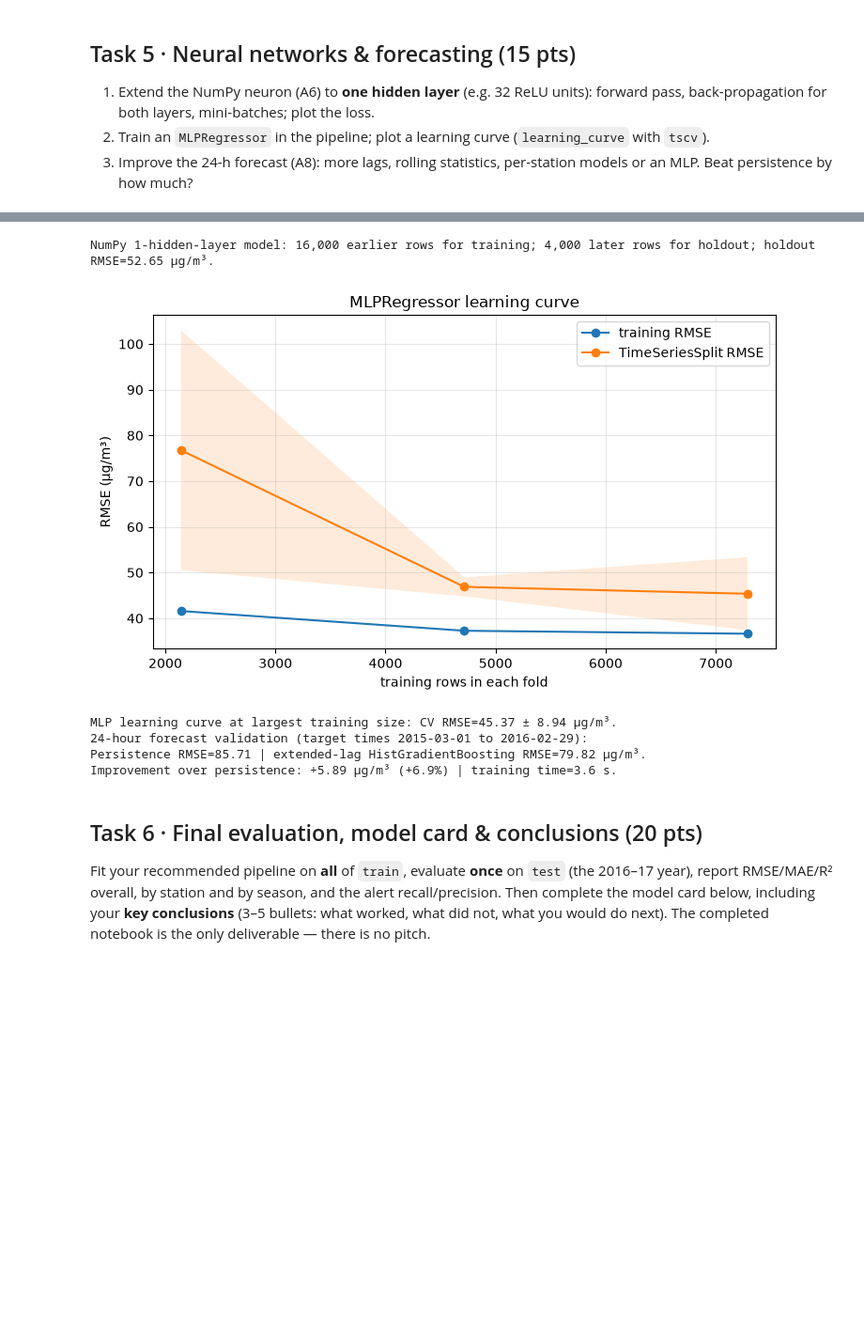
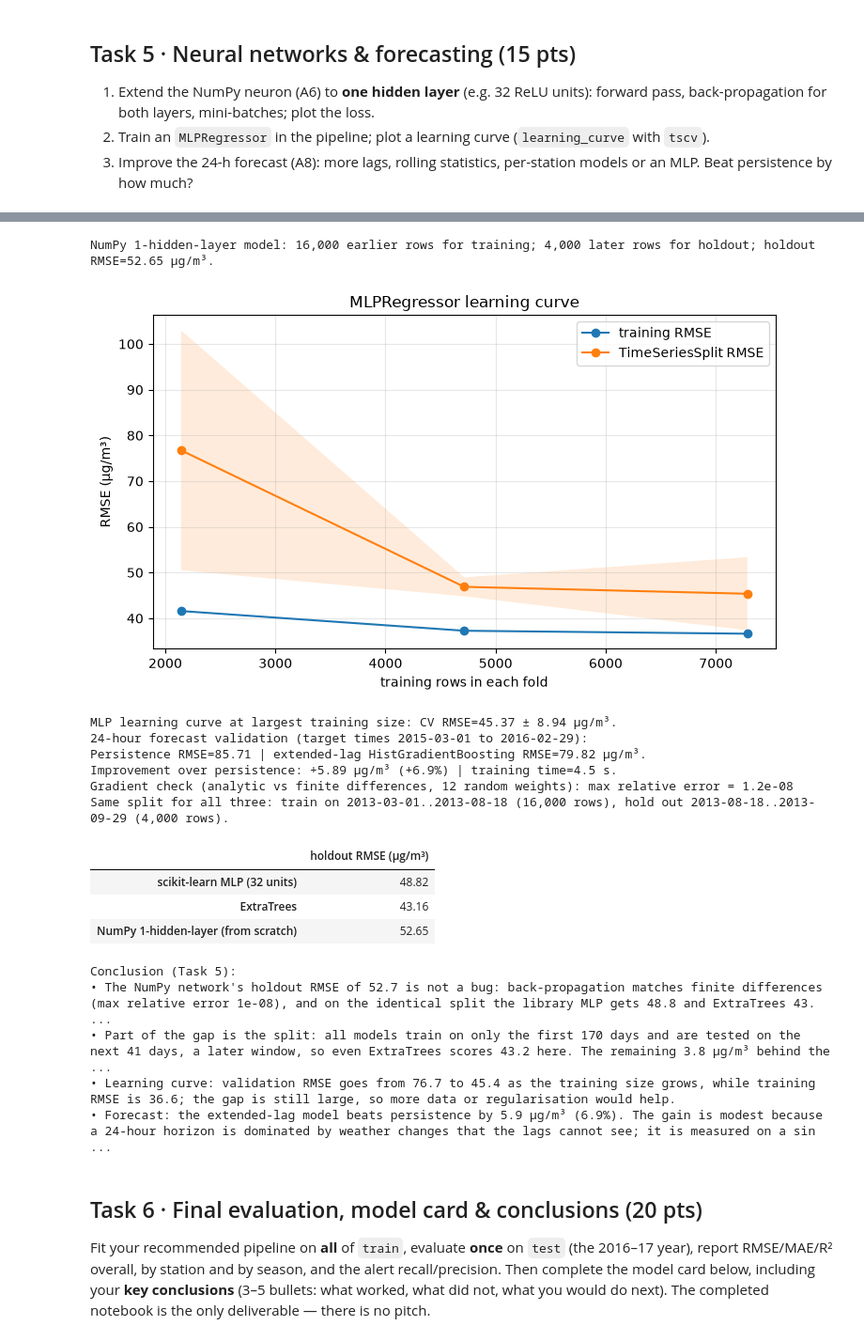
Before and after one commit to Apolo151/AKT26-LineShine, a Jupyter notebook: notebooks/L2_Air_Quality_AI_Methods_Notebook_LineShine.ipynb, the cells around one changed output, grey strips where cells are left out. Shown at 94% size. Cells and saved outputs as stored; diff of their text form; code cells hidden in the pictures; blank space fills up the shorter version.

```diff
--- a/notebooks/L2_Air_Quality_AI_Methods_Notebook_LineShine.ipynb
+++ b/notebooks/L2_Air_Quality_AI_Methods_Notebook_LineShine.ipynb
@@ -591,7 +591,16 @@ display(task2_results)
 task2_best_name = max(task2_searches, key=lambda n: task2_searches[n].best_score_)
 best_model_template = clone(task2_searches[task2_best_name].best_estimator_.named_steps["model"])
 print(f"Recommended tuned candidate for Task 6: {task2_best_name}")
-print("Interpretation: compare the tuning gain with the original model's fold-to-fold RMSE sd; a smaller gain is not strong evidence of a stable improvement.")
+print("Conclusion (Task 2):")
+for _, r in task2_results.iterrows():
+    base_sd = float(board_task1.loc[board_task1["model"] == r["model"], "RMSE sd"].iloc[0])
+    verdict = "larger than" if r["gain (µg/m³)"] > base_sd else "smaller than"
+    print(f"• {r['model']}: CV RMSE {r['CV RMSE before']:.2f} → {r['CV RMSE after']:.2f} ({r['gain (µg/m³)']:+.2f} µg/m³), {verdict} the fold sd of {base_sd:.2f}; search took {r['search time (s)']:.0f} s.")
+_gains = task2_results["gain (µg/m³)"]
+print(f"• Overall: the best gain is {_gains.max():.2f} µg/m³, about {100 * _gains.max() / float(task2_results['CV RMSE before'].iloc[0]):.1f}% of the error, and it is "
+      f"{'not ' if (task2_results['gain (µg/m³)'] <= [float(board_task1.loc[board_task1['model'] == m, 'RMSE sd'].iloc[0]) for m in task2_results['model']]).all() else ''}"
+      f"distinguishable from fold-to-fold noise. With only 6 random draws the search is small, so the honest reading is that these models are already near their plateau on these features: "
+      f"better inputs (for example rolling history features) may help more than more tuning, which we have not tested here.")
 # %% [output]
 |  | model | CV RMSE before | CV RMSE after | best RMSE sd | gain (µg/m³) | gain > baseline fold sd? | ... |
 | 0 | ExtraTrees | 41.324389 | 41.064486 | 6.797837 | 0.259903 | False | ... |
@@ -1027,34 +1062,77 @@ forecast_model = Pipeline([("prep", forecast_pre),
                            ("model", HistGradientBoostingRegressor(max_iter=250, max_leaf_nodes=31,
                                                                     min_samples_leaf=50, l2_regularization=0.1,
                                                                     random_state=SEED))])
 forecast_fit_mask = (fc_extended["target_time"] < VAL).to_numpy()
 forecast_valid_mask = ((fc_extended["target_time"] >= VAL) & (fc_extended["target_time"] < SPLIT)).to_numpy()
 if not forecast_fit_mask.any() or not forecast_valid_mask.any():
     print("Could not form both the pre-validation and validation target-time windows for the 24-hour forecast.")
 else:
     forecast_features = fc_extended.drop(columns=["y", "datetime", "target_time"])
     forecast_y = fc_extended["y"].astype(float)
     t0 = time.perf_counter()
     forecast_model.fit(forecast_features.loc[forecast_fit_mask], forecast_y.loc[forecast_fit_mask])
     forecast_fit_seconds = time.perf_counter() - t0
     forecast_pred = forecast_model.predict(forecast_features.loc[forecast_valid_mask])
     forecast_actual = forecast_y.loc[forecast_valid_mask].to_numpy()
     forecast_persistence = fc_extended.loc[forecast_valid_mask, "pm_lag0"].to_numpy(dtype=float)
     forecast_rmse = mean_squared_error(forecast_actual, forecast_pred) ** 0.5
     persistence_rmse = mean_squared_error(forecast_actual, forecast_persistence) ** 0.5
     improvement = persistence_rmse - forecast_rmse
     pct_improvement = 100 * improvement / max(persistence_rmse, 1e-12)
     print(f"24-hour forecast validation (target times {VAL.date()} to {(SPLIT-pd.Timedelta(days=1)).date()}):")
     print(f"Persistence RMSE={persistence_rmse:.2f} | extended-lag HistGradientBoosting RMSE={forecast_rmse:.2f} µg/m³.")
     print(f"Improvement over persistence: {improvement:+.2f} µg/m³ ({pct_improvement:+.1f}%) | training time={forecast_fit_seconds:.1f} s.")
+
+
+# ---- 5.1b sanity checks and explanation of the NumPy network's score
+_n = 128; _xb, _tb = X_nn_train[:_n], t_nn_train[:_n]
+def _loss(W1_, b1_, W2_, b2_):
+    return float(np.mean((np.maximum(0.0, _xb @ W1_ + b1_) @ W2_ + b2_ - _tb) ** 2))
+_h = np.maximum(0.0, _xb @ W1 + b1); _g = 2.0 * ((_h @ W2 + b2) - _tb) / _n
+_dW2 = _h.T @ _g; _dh = (_g[:, None] * W2[None, :]) * (_h > 0); _dW1 = _xb.T @ _dh
+_rng = np.random.default_rng(SEED); _errs = []
+for _ in range(6):
+    k = int(_rng.integers(H)); W2p, W2m = W2.copy(), W2.copy(); W2p[k] += 1e-5; W2m[k] -= 1e-5
+    _num = (_loss(W1, b1, W2p, b2) - _loss(W1, b1, W2m, b2)) / 2e-5; _errs.append(abs(_num - _dW2[k]) / (abs(_num) + abs(_dW2[k]) + 1e-12))
+    r_, c_ = int(_rng.integers(W1.shape[0])), int(_rng.integers(H)); W1p, W1m = W1.copy(), W1.copy(); W1p[r_, c_] += 1e-5; W1m[r_, c_] -= 1e-5
+    _num = (_loss(W1p, b1, W2, b2) - _loss(W1m, b1, W2, b2)) / 2e-5; _errs.append(abs(_num - _dW1[r_, c_]) / (abs(_num) + abs(_dW1[r_, c_]) + 1e-12))
+print(f"Gradient check (analytic vs finite differences, 12 random weights): max relative error = {max(_errs):.1e}")
+
+_ds = train["datetime"].iloc[::STEP].reset_index(drop=True)
+_comp = {}
+for _nm, _m in {"scikit-learn MLP (32 units)": MLPRegressor(hidden_layer_sizes=(32,), alpha=1e-3, early_stopping=True, max_iter=200, random_state=SEED),
+                "ExtraTrees": ExtraTreesRegressor(n_estimators=60, min_samples_leaf=5, n_jobs=-1, random_state=SEED)}.items():
+    _f = pipe(_m).fit(Xs.iloc[:nn_train_n], ys.iloc[:nn_train_n])
+    _comp[_nm] = mean_squared_error(ys.iloc[nn_train_n:nn_total], _f.predict(Xs.iloc[nn_train_n:nn_total])) ** 0.5
+_comp["NumPy 1-hidden-layer (from scratch)"] = nn_scratch_rmse
+print(f"Same split for all three: train on {_ds.iloc[0].date()}..{_ds.iloc[nn_train_n - 1].date()} ({nn_train_n:,} rows), hold out {_ds.iloc[nn_train_n].date()}..{_ds.iloc[nn_total - 1].date()} ({nn_total - nn_train_n:,} rows).")
+display(pd.Series(_comp, name="holdout RMSE (µg/m³)").round(2).to_frame())
+print("Conclusion (Task 5):")
+print(f"• The NumPy network's holdout RMSE of {nn_scratch_rmse:.1f} is not a bug: back-propagation matches finite differences (max relative error {max(_errs):.0e}), and on the identical split the library MLP gets {_comp['scikit-learn MLP (32 units)']:.1f} and ExtraTrees {_comp['ExtraTrees']:.1f}.")
+print(f"• Part of the gap is the split: all models train on only the first {(_ds.iloc[nn_train_n - 1] - _ds.iloc[0]).days} days and are tested on the next {(_ds.iloc[nn_total - 1] - _ds.iloc[nn_train_n]).days} days, a later window, so even ExtraTrees scores {_comp['ExtraTrees']:.1f} here. "
+      f"The remaining {nn_scratch_rmse - _comp['scikit-learn MLP (32 units)']:.1f} µg/m³ behind the library MLP is plausibly plain mini-batch SGD with a fixed learning rate and 80 epochs, no early stopping or Adam, and a log-target; we did not test which factor matters.")
+print(f"• Learning curve: validation RMSE goes from {valid_rmse_curve[0].mean():.1f} to {valid_rmse_curve[-1].mean():.1f} as the training size grows, while training RMSE is {train_rmse_curve[-1].mean():.1f}; "
+      f"the {'gap is still large, so more data or regularisation would help' if valid_rmse_curve[-1].mean() - train_rmse_curve[-1].mean() > 5 else 'gap is small, so the model is not overfitting'}.")
+print(f"• Forecast: the extended-lag model beats persistence by {improvement:.1f} µg/m³ ({pct_improvement:.1f}%). The gain is modest because a 24-hour horizon is dominated by weather changes that the lags cannot see; it is measured on a single validation year, so treat it as indicative.")
 # %% [output]
 [figure]
 NumPy 1-hidden-layer model: 16,000 earlier rows for training; 4,000 later rows for holdout; holdout RMSE=52.65 µg/m³.
 [figure]
 MLP learning curve at largest training size: CV RMSE=45.37 ± 8.94 µg/m³.
 24-hour forecast validation (target times 2015-03-01 to 2016-02-29):
 Persistence RMSE=85.71 | extended-lag HistGradientBoosting RMSE=79.82 µg/m³.
-Improvement over persistence: +5.89 µg/m³ (+6.9%) | training time=3.6 s.
+Improvement over persistence: +5.89 µg/m³ (+6.9%) | training time=4.5 s.
+Gradient check (analytic vs finite differences, 12 random weights): max relative error = 1.2e-08
+Same split for all three: train on 2013-03-01..2013-08-18 (16,000 rows), hold out 2013-08-18..2013-09-29 (4,000 rows).
+|  | holdout RMSE (µg/m³) |
+| scikit-learn MLP (32 units) | 48.82 |
+| ExtraTrees | 43.16 |
+| NumPy 1-hidden-layer (from scratch) | 52.65 |
+Conclusion (Task 5):
+• The NumPy network's holdout RMSE of 52.7 is not a bug: back-propagation matches finite differences (max relative error 1e-08), and on the identical split the library MLP gets 48.8 and ExtraTrees 43. ...
+• Part of the gap is the split: all models train on only the first 170 days and are tested on the next 41 days, a later window, so even ExtraTrees scores 43.2 here. The remaining 3.8 µg/m³ behind the  ...
+• Learning curve: validation RMSE goes from 76.7 to 45.4 as the training size grows, while training RMSE is 36.6; the gap is still large, so more data or regularisation would help.
+• Forecast: the extended-lag model beats persistence by 5.9 µg/m³ (6.9%). The gain is modest because a 24-hour horizon is dominated by weather changes that the lags cannot see; it is measured on a sin ...
 # %% [markdown]
 ## Task 6 · Final evaluation, model card & conclusions (20 pts)
 Fit your recommended pipeline on **all** of `train`, evaluate **once** on `test` (the 2016–17 year), report RMSE/MAE/R² overall, by station and by season, and the alert recall/precision. Then complete the model card below, including your **key conclusions** (3–5 bullets: what worked, what did not, what you would do next). The completed notebook is the only deliverable — there is no pitch.
```
Also changed, not shown: parts of 9 cells of this notebook.
